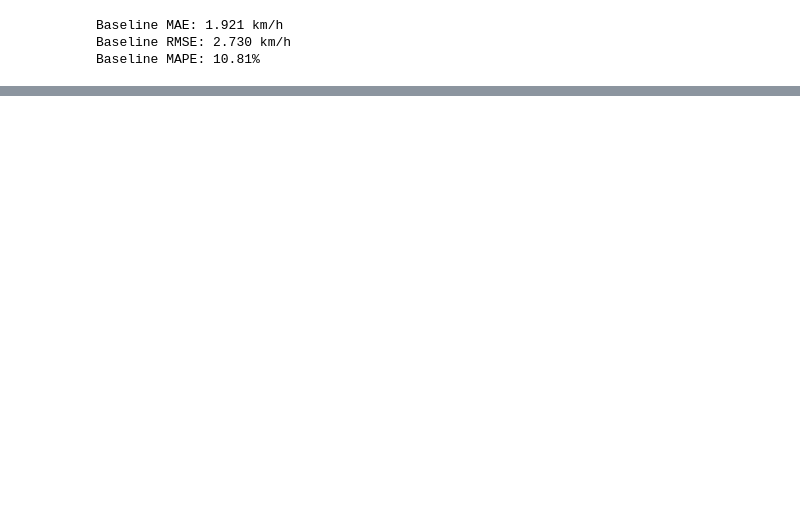
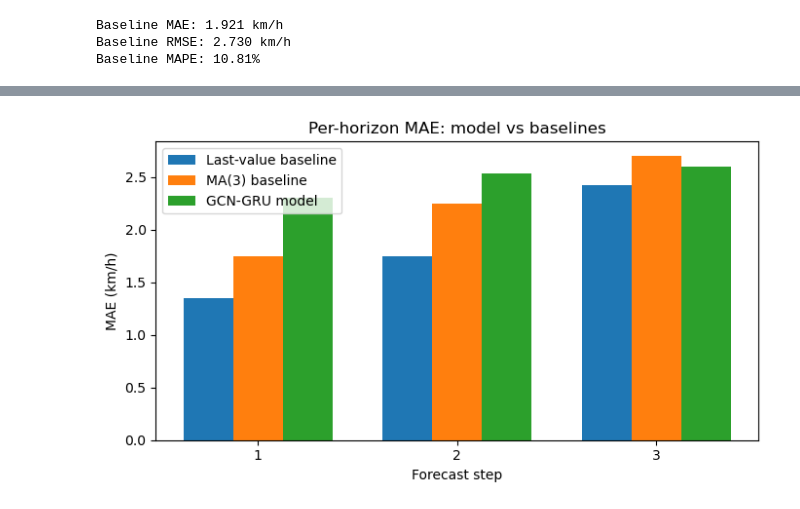
Before and after one commit to EmaBorovci/traffic-gnn-forecasting, a Jupyter notebook: notebooks/04_model_training.ipynb, the cells around one changed output, grey strips where cells are left out. Cells and saved outputs as stored; diff of their text form; code cells hidden in the pictures; blank space fills up the shorter version.

```diff
--- a/notebooks/04_model_training.ipynb
+++ b/notebooks/04_model_training.ipynb
@@ -515,0 +492,29 @@ plt.show()
+# %%
+import matplotlib.pyplot as plt
+import numpy as np
+
+horizons = np.array([1, 2, 3])
+
+last_val = np.array([1.35, 1.75, 2.42])
+ma3 = np.array([1.75, 2.25, 2.70])
+model = np.array([2.30, 2.53, 2.60])
+
+width = 0.25
+
+plt.figure(figsize=(7,4))
+
+plt.bar(horizons - width, last_val, width, label="Last-value baseline")
+plt.bar(horizons, ma3, width, label="MA(3) baseline")
+plt.bar(horizons + width, model, width, label="GCN-GRU model")
+
+plt.xlabel("Forecast step")
+plt.ylabel("MAE (km/h)")
+plt.title("Per-horizon MAE: model vs baselines")
+plt.xticks(horizons)
+plt.legend()
+plt.tight_layout()
+plt.savefig("../results/model_vs_baseline.png", dpi=300, bbox_inches="tight")
+
+plt.show()
+# %% [output]
+[figure, added]
```
Also changed, not shown: parts of 7 cells of this notebook, 8 other files.
